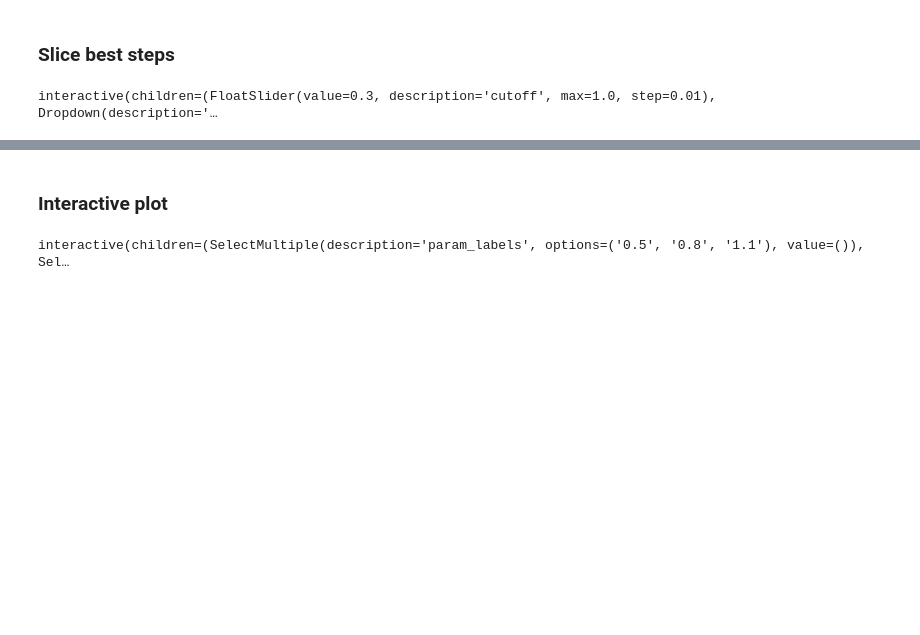
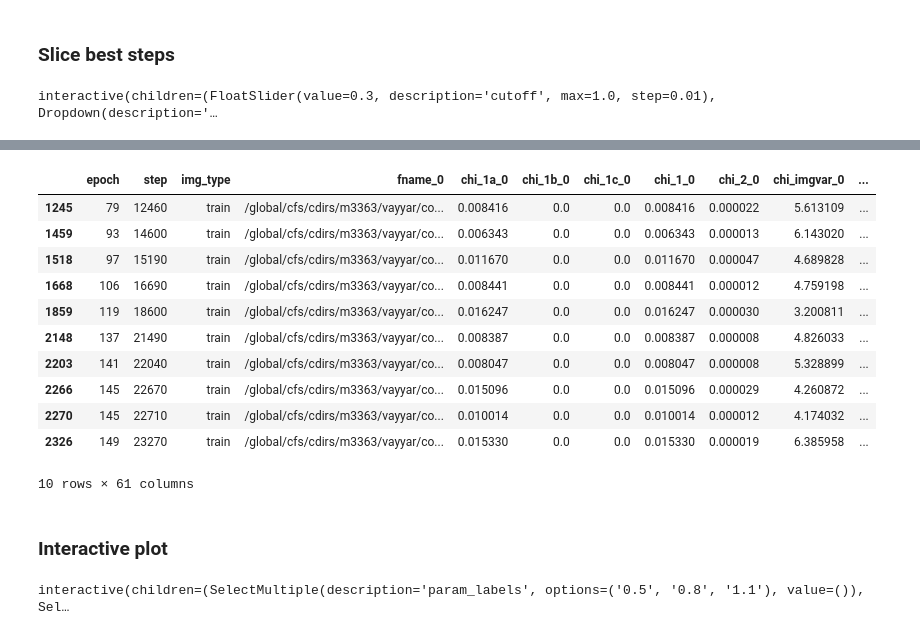
Before and after one commit to vmos1/cosmogan_pytorch, a Jupyter notebook: code/3_cond_GAN/2_cgan_analysis/1_cgan_analyze-results.ipynb, the cells around one changed output, grey strips where cells are left out. Saved outputs shown, nothing was run; the diff lists cells and outputs as text; code cells hidden in the pictures; blank space fills up the shorter version.

```diff
--- a/code/3_cond_GAN/2_cgan_analysis/1_cgan_analyze-results.ipynb
+++ b/code/3_cond_GAN/2_cgan_analysis/1_cgan_analyze-results.ipynb
@@ -312,3 +312,18 @@ df_best[col_list]
+# %%
+df_best
+# %% [output]
+|  | epoch | step | img_type | fname_0 | chi_1a_0 | chi_1b_0 | chi_1c_0 | chi_1_0 | chi_2_0 | chi_imgvar_0 | ... |
+| 1245 | 79 | 12460 | train | /global/cfs/cdirs/m3363/vayyar/co... | 0.008416 | 0.0 | 0.0 | 0.008416 | 0.000022 | 5.613109 | ... |
+| 1459 | 93 | 14600 | train | /global/cfs/cdirs/m3363/vayyar/co... | 0.006343 | 0.0 | 0.0 | 0.006343 | 0.000013 | 6.143020 | ... |
+| 1518 | 97 | 15190 | train | /global/cfs/cdirs/m3363/vayyar/co... | 0.011670 | 0.0 | 0.0 | 0.011670 | 0.000047 | 4.689828 | ... |
+| 1668 | 106 | 16690 | train | /global/cfs/cdirs/m3363/vayyar/co... | 0.008441 | 0.0 | 0.0 | 0.008441 | 0.000012 | 4.759198 | ... |
+| 1859 | 119 | 18600 | train | /global/cfs/cdirs/m3363/vayyar/co... | 0.016247 | 0.0 | 0.0 | 0.016247 | 0.000030 | 3.200811 | ... |
+| 2148 | 137 | 21490 | train | /global/cfs/cdirs/m3363/vayyar/co... | 0.008387 | 0.0 | 0.0 | 0.008387 | 0.000008 | 4.826033 | ... |
+| 2203 | 141 | 22040 | train | /global/cfs/cdirs/m3363/vayyar/co... | 0.008047 | 0.0 | 0.0 | 0.008047 | 0.000008 | 5.328899 | ... |
+| 2266 | 145 | 22670 | train | /global/cfs/cdirs/m3363/vayyar/co... | 0.015096 | 0.0 | 0.0 | 0.015096 | 0.000029 | 4.260872 | ... |
+| 2270 | 145 | 22710 | train | /global/cfs/cdirs/m3363/vayyar/co... | 0.010014 | 0.0 | 0.0 | 0.010014 | 0.000012 | 4.174032 | ... |
+| 2326 | 149 | 23270 | train | /global/cfs/cdirs/m3363/vayyar/co... | 0.015330 | 0.0 | 0.0 | 0.015330 | 0.000019 | 6.385958 | ... |
+10 rows × 61 columns
 # %% [markdown]
 ### Interactive plot
 # %%
```
Also changed, not shown: parts of 10 cells of this notebook, 13 other files.
